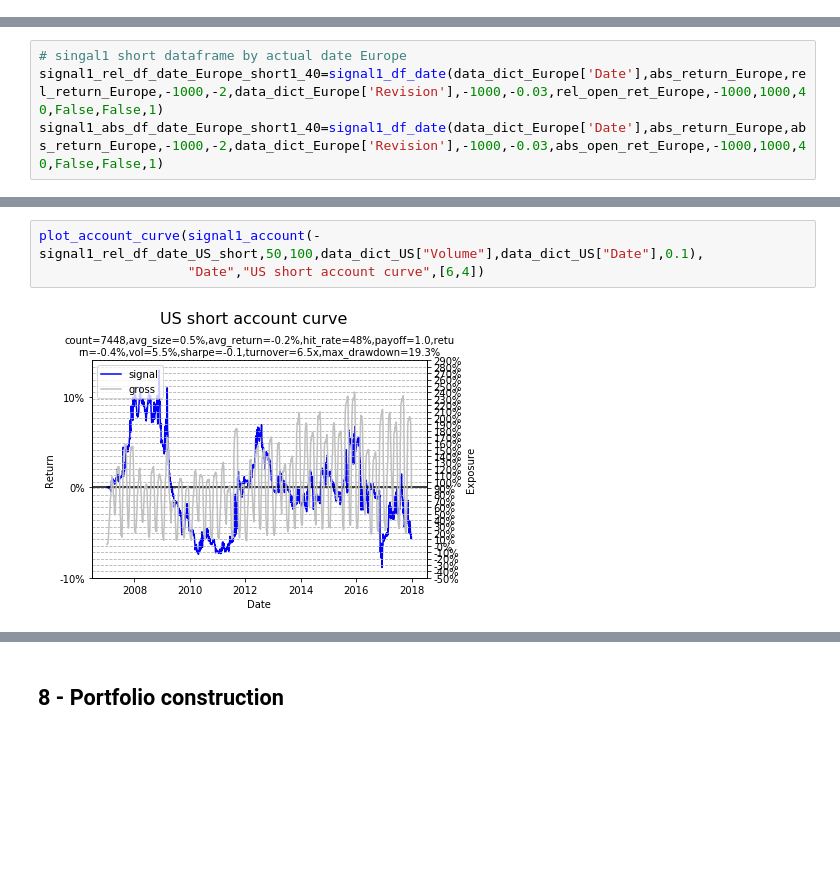
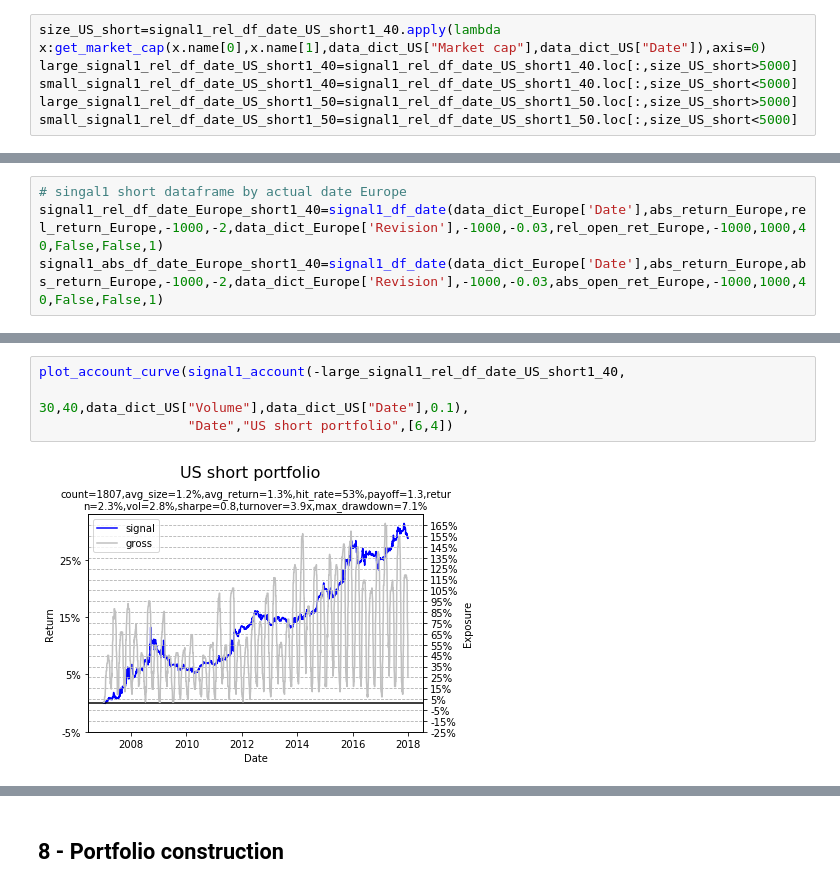
Before and after one commit to zliyclh/post_result, a Jupyter notebook: Signal 1.ipynb, the cells around one changed output, grey strips where cells are left out. Cells and saved outputs as stored; diff of their text form; blank space fills up the shorter version.

```diff
--- a/Signal 1.ipynb
+++ b/Signal 1.ipynb
@@ -1888,3 +2099,9 @@ signal1_abs_df_date_US_short3=signal1_df_date(data_dict_US['Date'],abs_return_US
+# %%
+size_US_short=signal1_rel_df_date_US_short1_40.apply(lambda x:get_market_cap(x.name[0],x.name[1],data_dict_US["Market cap"],data_dict_US["Date"]),axis=0)
+large_signal1_rel_df_date_US_short1_40=signal1_rel_df_date_US_short1_40.loc[:,size_US_short>5000]
+small_signal1_rel_df_date_US_short1_40=signal1_rel_df_date_US_short1_40.loc[:,size_US_short<5000]
+large_signal1_rel_df_date_US_short1_50=signal1_rel_df_date_US_short1_50.loc[:,size_US_short>5000]
+small_signal1_rel_df_date_US_short1_50=signal1_rel_df_date_US_short1_50.loc[:,size_US_short<5000]
 # %%
 # singal1 short dataframe by actual date Europe
 signal1_rel_df_date_Europe_short1_20=signal1_df_date(data_dict_Europe['Date'],abs_return_Europe,rel_return_Europe,-1000,-2,data_dict_Europe['Revision'],-1000,-0.03,rel_open_ret_Europe,-1000,1000,20,False,False,1)
@@ -1915,5 +2139,6 @@ plot_account_curve(signal1_account(-signal1_rel_df_date_Europe_short1_40,50,30,d
 # %%
-plot_account_curve(signal1_account(-signal1_rel_df_date_US_short,50,100,data_dict_US["Volume"],data_dict_US["Date"],0.1),
-                   "Date","US short account curve",[6,4])
+plot_account_curve(signal1_account(-large_signal1_rel_df_date_US_short1_40,
+                                                       30,40,data_dict_US["Volume"],data_dict_US["Date"],0.1),
+                   "Date","US short portfolio",[6,4])
 # %% [output]
-[figure, old version]
+[figure, new version]
```
Also changed, not shown: parts of 76 cells of this notebook.
